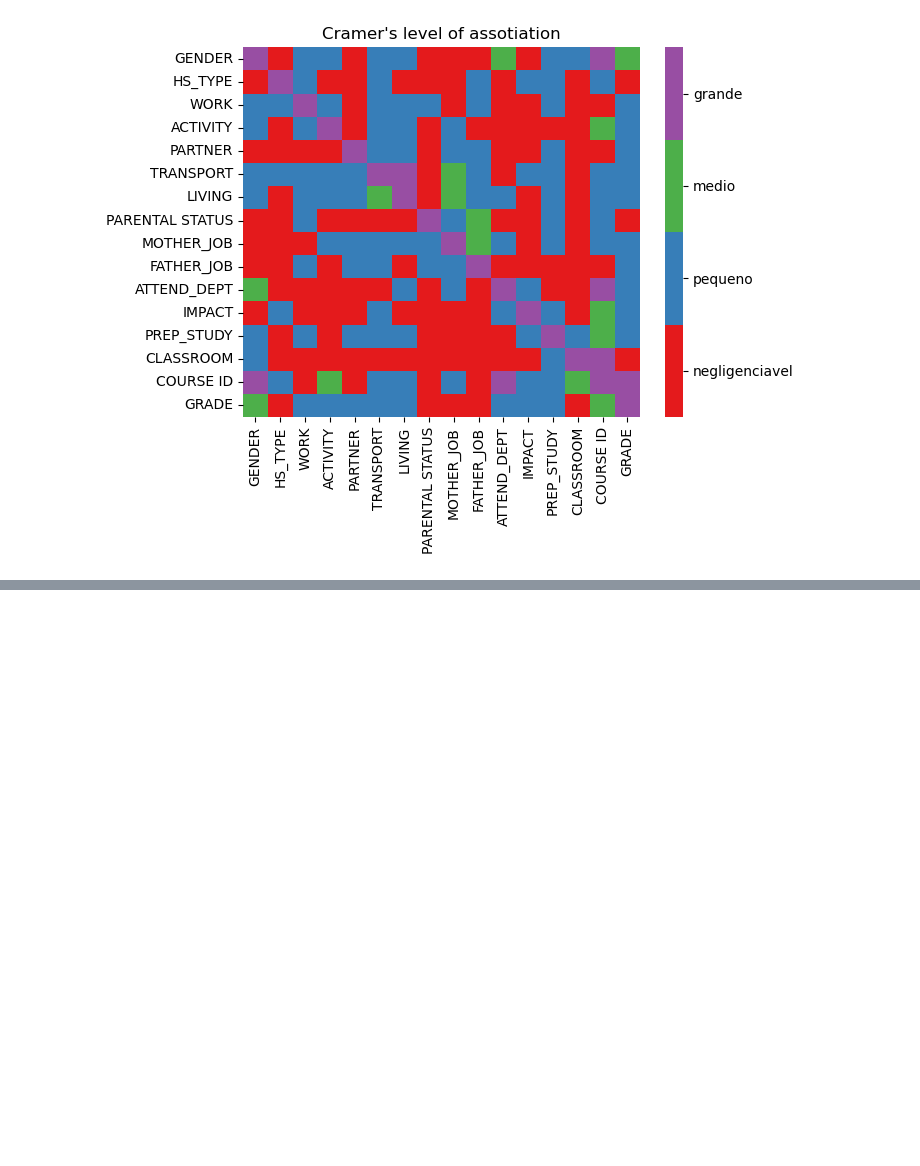
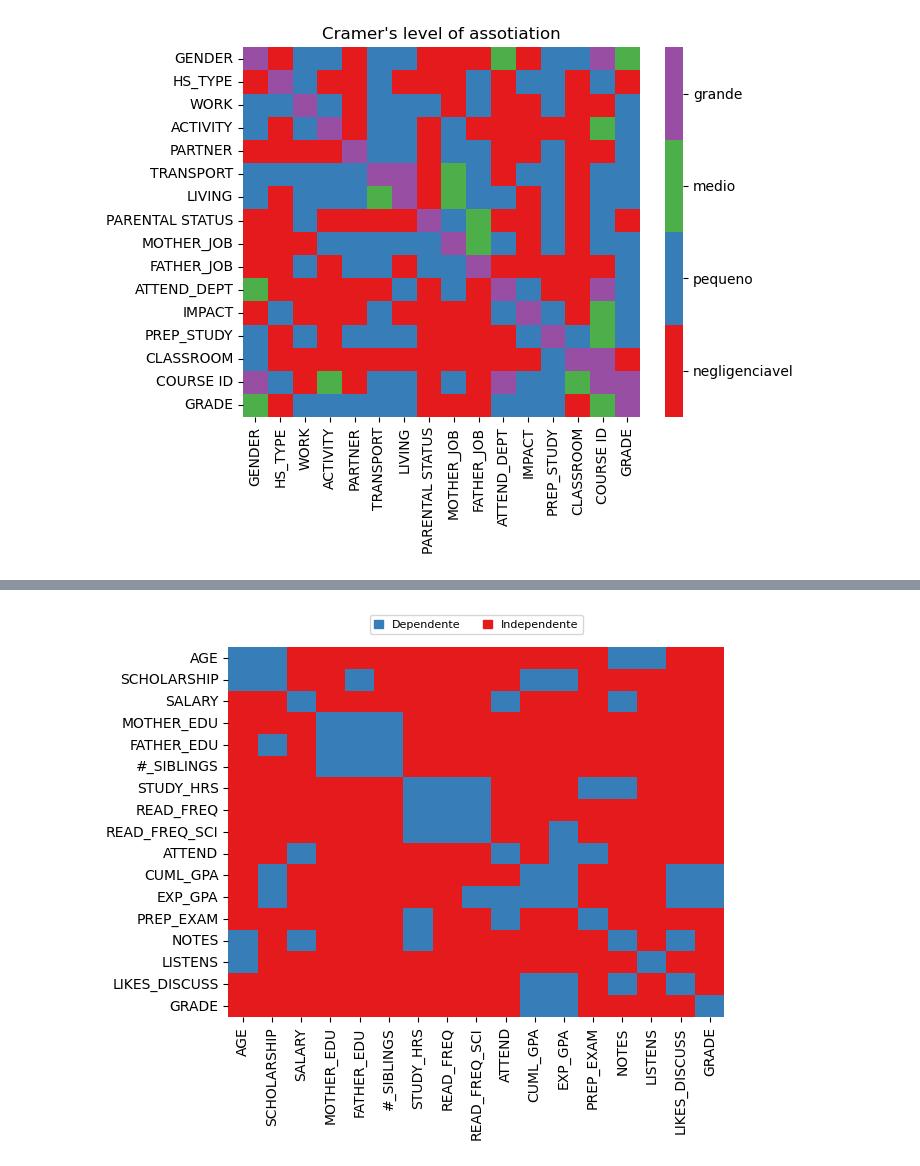
Before and after one commit to RodolfoPCruz/students-performance, a Jupyter notebook: performance_higher_education.ipynb, the cells around one changed output, grey strips where cells are left out. Saved outputs shown, nothing was run; the diff lists cells and outputs as text; code cells hidden in the pictures; blank space fills up the shorter version.

Commit message:
feat:  Nivel de associacao entre variaveis ordenadas para os dados de desempenho na educacao superior

```diff
--- a/performance_higher_education.ipynb
+++ b/performance_higher_education.ipynb
@@ -1339,0 +1326,44 @@ nivel_associacao_cramer.map(teste)
+# %%
+#Função para calcular o nivel de associação entre as variáveis ordenadas usando o coeficiente Kendall Tau
+
+def calcular_kendall_tau(df):
+
+    """
+    Função para calcular o nivel de associação entre variáveis utilizando o coeficiente Kendall Tau. Será calculado o teste de hipóteses a existência ou não de associação
+    entre as variáveis. A hipótese nula será  ausência de associação, ou seja, Tau=0. A hipótese alternativa e a existência de associação, Tau diferente de zero.
+
+    Inputs:
+        df - Pandas dataframe somente com variáveis ordenadas
+
+    Outputs:
+        kendall_corr    - Pandas dataframe com os niveis de associação entre as variáveis presentes em df
+        kendall_p_value - Pandas dataframe com os p-values do teste de hipótese para a existência ou não de associação entre as variáveis
+    """
+
+    colunas=df.columns.to_list()
+    df_kendall=pd.DataFrame(index=colunas,columns=colunas)
+    df_p_value=pd.DataFrame(index=colunas,columns=colunas)
+    for coluna_1 in colunas:
+        for coluna_2 in colunas:
+            x=df_ordinals[coluna_1].to_list()
+            y=df_ordinals[coluna_2].to_list()
+            tau,p=kendalltau(x,y)
+            df_kendall.loc[coluna_1,coluna_2]=tau
+            df_kendall.loc[coluna_2,coluna_1]=tau
+            df_p_value.loc[coluna_1,coluna_2]=p
+            df_p_value.loc[coluna_2,coluna_1]=p
+    colunas=colunas[1:]
+    return df_kendall,df_p_value
+# %%
+#Calcular o nivel de associação kendall
+
+kendall_corr,kendall_p_value=calcular_kendall_tau(df_ordinals)
+# %%
+#Plotar os valores do teste de hipóteses em um heat map
+
+nivel_significancia=2.5/100
+
+#A hopótese nula é rejeitada se o p value for menor que o nivel de significância adotado
+heat_map_significance(kendall_p_value,nivel_significancia)
+# %% [output]
+[figure, added]
```
Also changed, not shown: parts of 9 cells of this notebook.
